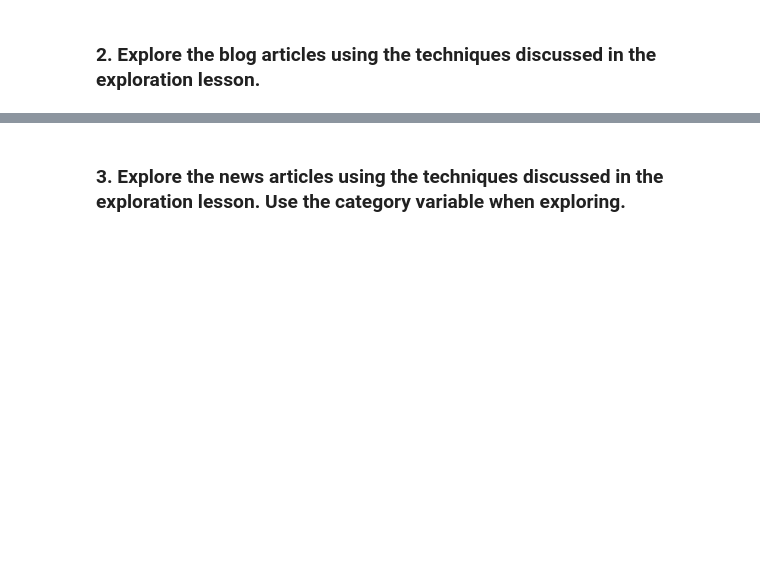
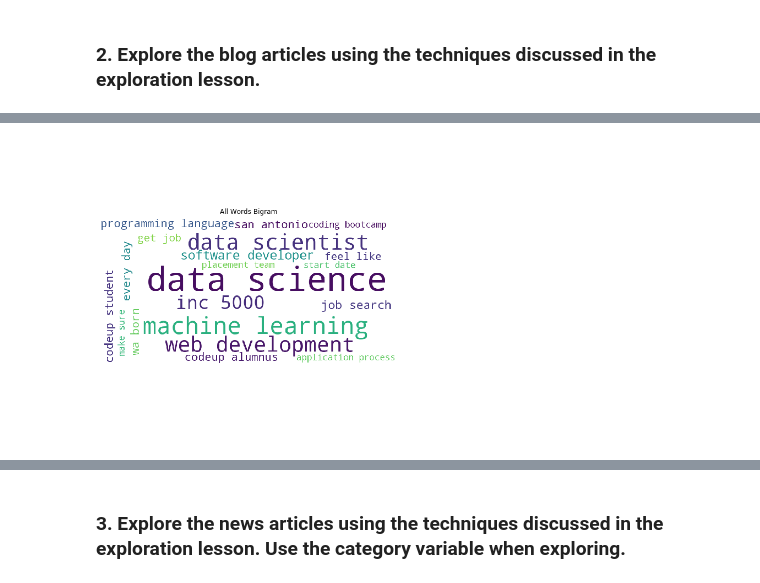
Before and after one commit to dbojado/natural-language-processing-exercises, a Jupyter notebook: explore.ipynb, the cells around one changed output, grey strips where cells are left out. Cells and saved outputs as stored; diff of their text form; code cells hidden in the pictures; blank space fills up the shorter version.

```diff
--- a/explore.ipynb
+++ b/explore.ipynb
@@ -377,0 +563,3 @@ df.head()
+# %%
+all_words_bigrams = pd.Series(list(nltk.ngrams(all_words.split(), 2))).value_counts().head(20)
+all_words_bigrams
@@ -377,0 +584,20 @@ df.head()
+# %%
+all_words_data = {k[0] + ' ' + k[1] : v for k, v in all_words_bigrams.to_dict().items()}
+
+
+all_words_bigram_cloud = WordCloud(background_color='white',
+                width=800, height=400).generate_from_frequencies(all_words_data)
+
+
+plt.figure(figsize=(15,15))
+axs = [plt.axes([.25, 1, .5, .5]), plt.axes([.8, 1, .5, .5])]
+
+axs[0].imshow(all_words_bigram_cloud)
+
+
+axs[0].set_title('All Words Bigram')
+
+
+for ax in axs: ax.axis('off')
+# %% [output]
+[figure, added]
```
Also changed, not shown: parts of 34 cells of this notebook.
